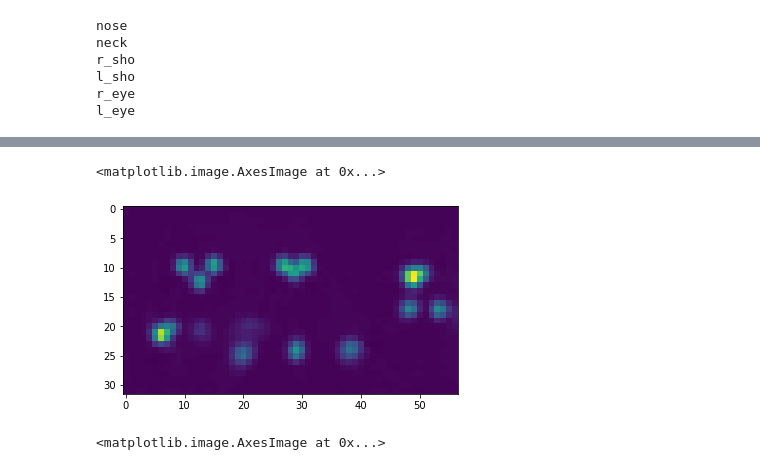
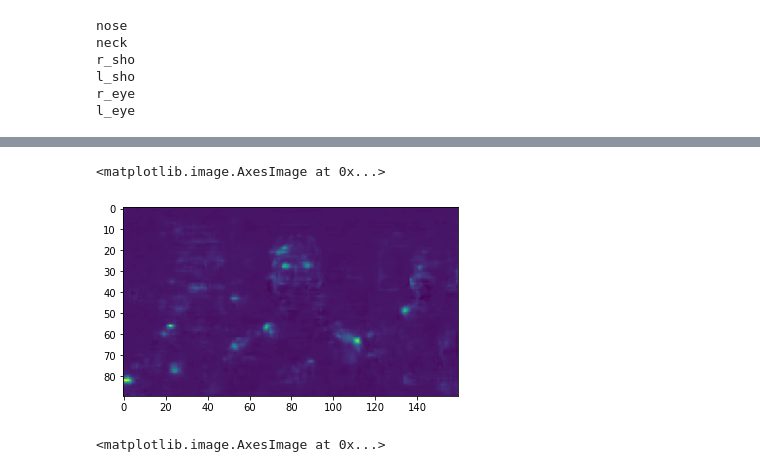
Before and after one commit to sfsy1/lightweight-human-pose-estimation.pytorch, a Jupyter notebook: demo.ipynb, the cells around one changed output, grey strips where cells are left out. Cells and saved outputs as stored; diff of their text form; code cells hidden in the pictures.

```diff
--- a/demo.ipynb
+++ b/demo.ipynb
@@ -297,8 +315,8 @@ torch.Size([1, 38, 32, 57])
 # %%
-plt.imshow(np.squeeze(raw[2][:,poi,:,:].cpu().detach().numpy().sum(1)))
+plt.imshow(np.squeeze(raw[:,poi,:,:].cpu().detach().numpy().sum(1)))
 # %% [output]
 <matplotlib.image.AxesImage at 0x...>
-[figure, old version]
+[figure, new version]
 # %%
 plt.imshow(np.expand_dims(cv2.resize(np.squeeze(raw[0][:,0,:].cpu().detach().numpy()), (1280,720)),2))
 # %% [output]
```
Also changed, not shown: parts of 10 cells of this notebook, 7 other files.
